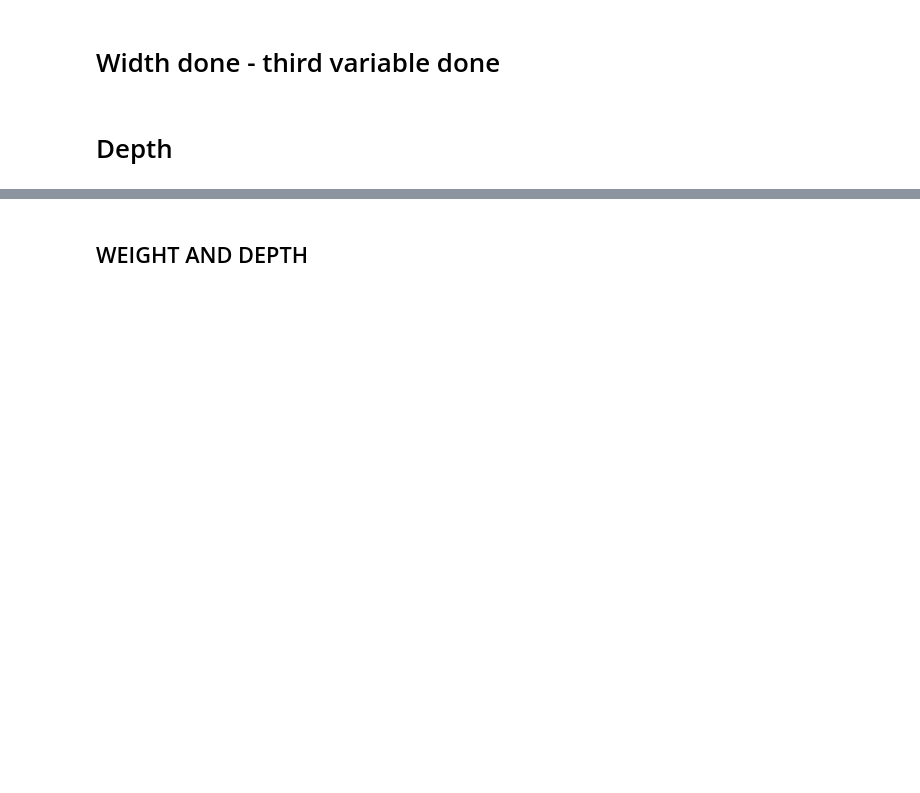
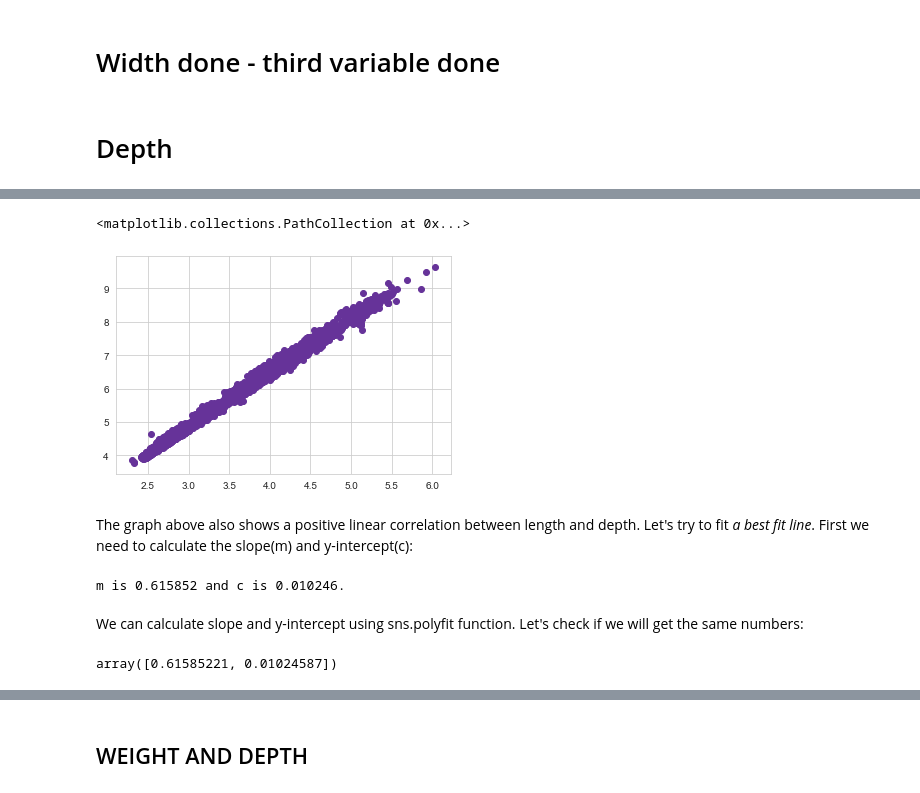
Before and after one commit to JuliaMal/ProgDA_Project2, a Jupyter notebook: Project2.ipynb, the cells around one changed output, grey strips where cells are left out. Cells and saved outputs as stored; diff of their text form; code cells hidden in the pictures; blank space fills up the shorter version.

```diff
--- a/Project2.ipynb
+++ b/Project2.ipynb
@@ -290,0 +303,33 @@ The comparison of min, max, mean and standard deviation is almost the same as fo
+# %%
+plt.scatter(df['depth'], df['length'], color="rebeccapurple")
+# %% [output]
+<matplotlib.collections.PathCollection at 0x...>
+[figure, added]
+# %% [markdown]
+The graph above also shows a positive linear correlation between length and depth. Let's try to fit *a best fit line*. First we need to calculate the slope(m) and y-intercept(c):
+# %%
+l = df['length']
+d = df['depth']
+
+# First calculate the means of w and d.
+l_avg = np.mean(l)
+d_avg = np.mean(d)
+
+# Subtract means from w and d.
+l_zero = l - l_avg
+d_zero = d - d_avg
+
+# The best m is found by the following calculation.
+m = np.sum(l_zero * d_zero) / np.sum(l_zero * l_zero)
+# Use m from above to calculate the best c.
+c = d_avg - m * l_avg
+
+print("m is %8.6f and c is %6.6f." % (m, c))
+# %% [output]
+m is 0.615852 and c is 0.010246.
+# %% [markdown]
+We can calculate slope and y-intercept using sns.polyfit function. Let's check if we will get the same numbers:
+# %%
+np.polyfit(l, d, 1)
+# %% [output]
+array([0.61585221, 0.01024587])
```
Also changed, not shown: parts of 67 cells of this notebook, 1 other file.
